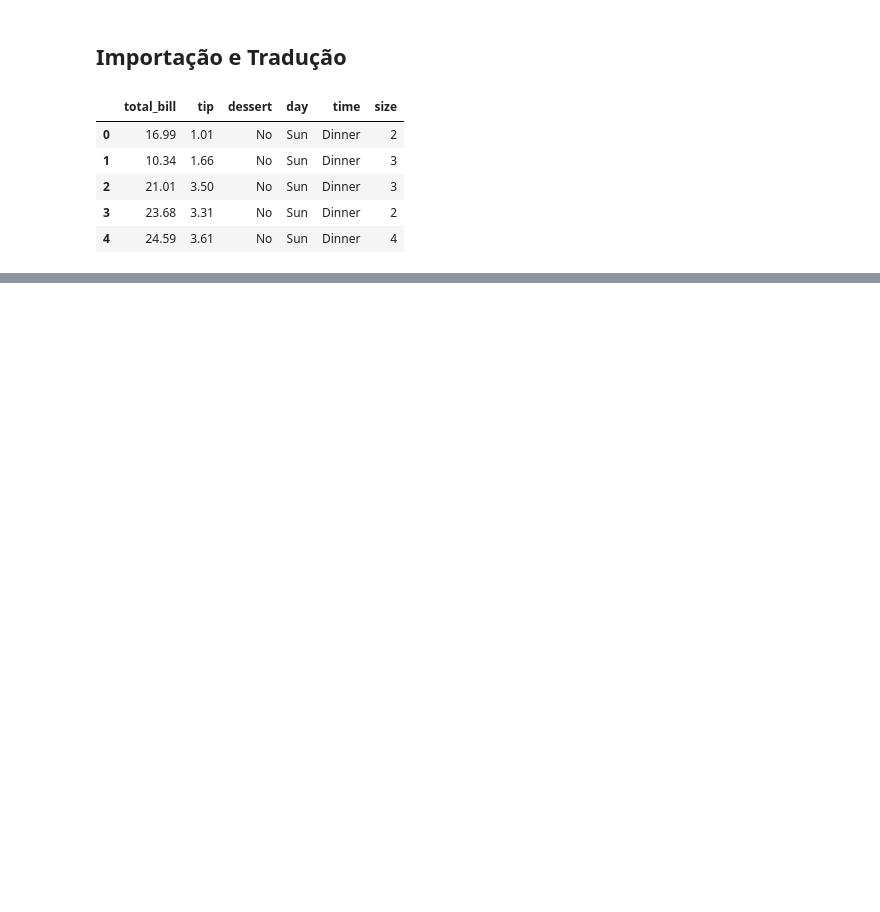
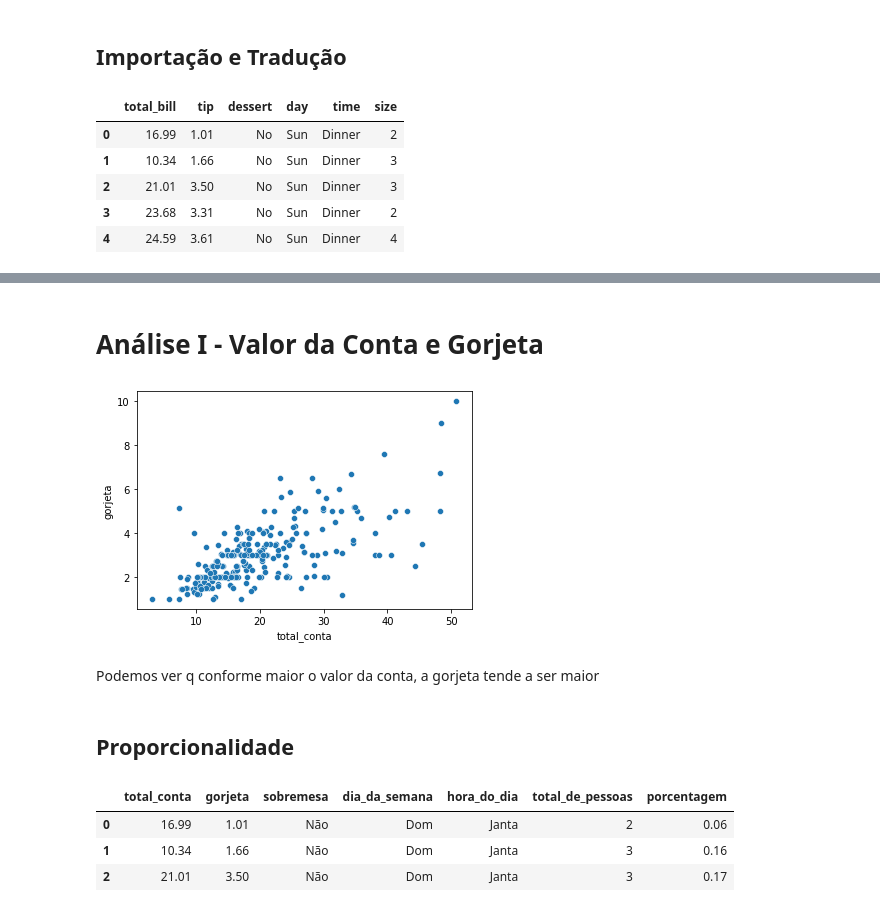
Before and after one commit to arturcgs/python_alura, a Jupyter notebook: Formacao_Python_para_Data_Science/Data_Visualization_Seaborn/Data_Vis_Seaborn.ipynb, the cells around one changed output, grey strips where cells are left out. Drawn from its saved outputs; the diff is of its cells as text; code cells hidden in the pictures; blank space fills up the shorter version.

```diff
--- a/Formacao_Python_para_Data_Science/Data_Visualization_Seaborn/Data_Vis_Seaborn.ipynb
+++ b/Formacao_Python_para_Data_Science/Data_Visualization_Seaborn/Data_Vis_Seaborn.ipynb
@@ -24,0 +42,10 @@ dados.head()
+# %%
+#Traduzindo dados da sobremesa
+
+traducao = {
+    'No': 'Não',
+    'Yes': 'Sim'
+}
+
+gorjetas['sobremesa'] = gorjetas['sobremesa'].map(traducao)
+gorjetas['sobremesa'].unique()
@@ -24,0 +54,12 @@ dados.head()
+# %%
+# Traduzindo dias da semana
+
+traducao = {
+    'Sun': 'Dom',
+    'Sat': 'Sab',
+    'Thur': 'Qui',
+    'Fri': 'Sex'
+}
+
+gorjetas['dia_da_semana'] = gorjetas['dia_da_semana'].map(traducao)
+gorjetas['dia_da_semana'].unique()
@@ -24,0 +68,10 @@ dados.head()
+# %%
+# Traduzindo hora do dia
+
+traducao = {
+    'Dinner': 'Janta',
+    'Lunch': 'Almoço'
+}
+
+gorjetas['hora_do_dia'] = gorjetas['hora_do_dia'].map(traducao)
+gorjetas['hora_do_dia'].unique()
@@ -24,0 +89,20 @@ dados.head()
+# %% [markdown]
+# Análise I - Valor da Conta e Gorjeta
+# %%
+#Scatterplot
+
+gorj_total = sns.scatterplot(x = 'total_conta', y = 'gorjeta', data = gorjetas)
+# %% [output]
+[figure, added]
+# %% [markdown]
+Podemos ver q conforme maior o valor da conta, a gorjeta tende a ser maior
+# %% [markdown]
+## Proporcionalidade
+# %%
+gorjetas['porcentagem'] = (gorjetas['gorjeta'] / gorjetas['total_conta']).round(2)
+gorjetas.head(3)
+# %% [output]
+|  | total_conta | gorjeta | sobremesa | dia_da_semana | hora_do_dia | total_de_pessoas | porcentagem |
+| 0 | 16.99 | 1.01 | Não | Dom | Janta | 2 | 0.06 |
+| 1 | 10.34 | 1.66 | Não | Dom | Janta | 3 | 0.16 |
+| 2 | 21.01 | 3.50 | Não | Dom | Janta | 3 | 0.17 |
```
Also changed, not shown: parts of 17 cells of this notebook.
